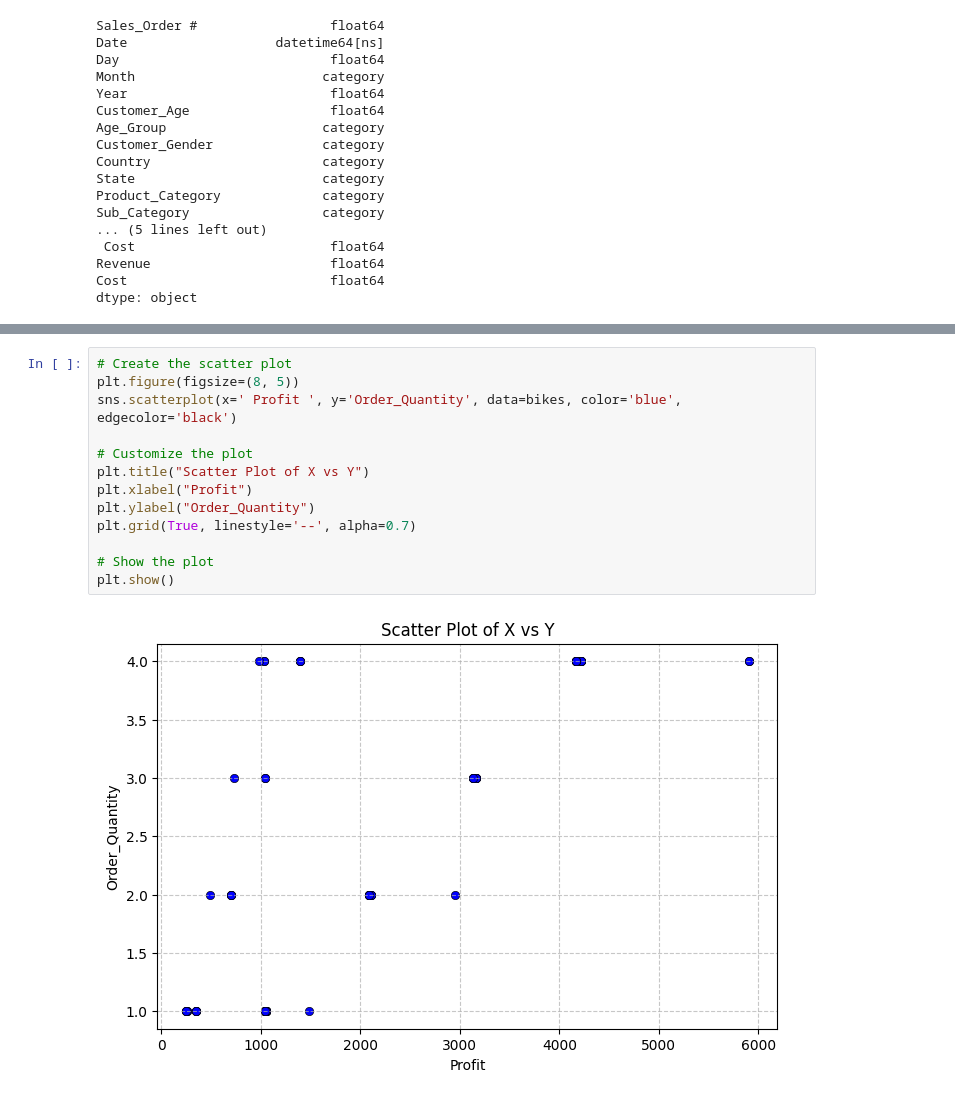
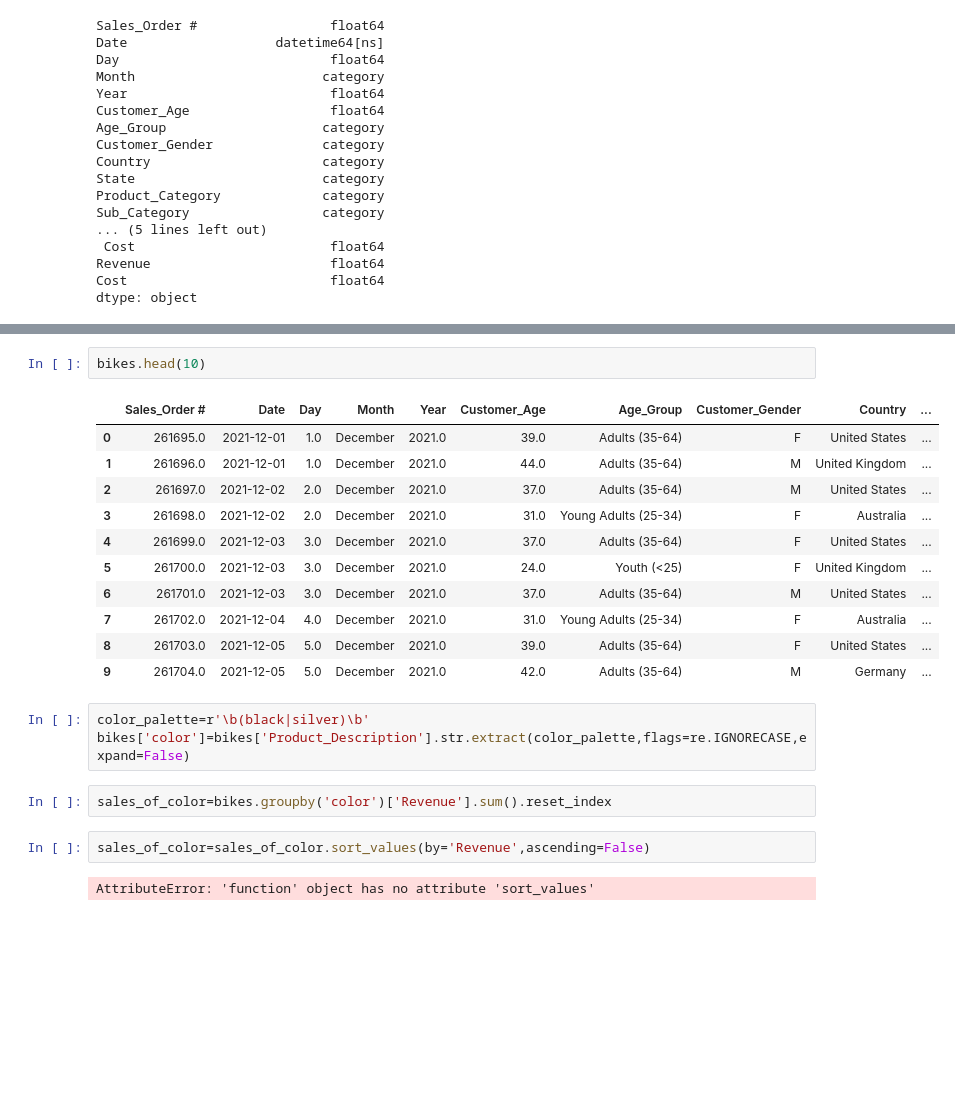
Before and after one commit to anitajn86/DATA-VIZ, a Jupyter notebook: Vizwork.ipynb, the cells around one changed output, grey strips where cells are left out. Cells and saved outputs as stored; diff of their text form; blank space fills up the shorter version.

Commit message:
Sales by color of bike

```diff
--- a/Vizwork.ipynb
+++ b/Vizwork.ipynb
@@ -266,15 +235,23 @@ Passing `palette` without assigning `hue` is deprecated and will be removed in v
-# %%
-# Create the scatter plot
-plt.figure(figsize=(8, 5))
-sns.scatterplot(x=' Profit ', y='Order_Quantity', data=bikes, color='blue', edgecolor='black')
-
-# Customize the plot
-plt.title("Scatter Plot of X vs Y")
-plt.xlabel("Profit")
-plt.ylabel("Order_Quantity")
-plt.grid(True, linestyle='--', alpha=0.7)
-
-# Show the plot
-plt.show()
-# %% [output]
-[figure, removed]
+# %%
+bikes.head(10)
+# %% [output]
+|  | Sales_Order # | Date | Day | Month | Year | Customer_Age | Age_Group | Customer_Gender | Country | ... |
+| 0 | 261695.0 | 2021-12-01 | 1.0 | December | 2021.0 | 39.0 | Adults (35-64) | F | United States | ... |
+| 1 | 261696.0 | 2021-12-01 | 1.0 | December | 2021.0 | 44.0 | Adults (35-64) | M | United Kingdom | ... |
+| 2 | 261697.0 | 2021-12-02 | 2.0 | December | 2021.0 | 37.0 | Adults (35-64) | M | United States | ... |
+| 3 | 261698.0 | 2021-12-02 | 2.0 | December | 2021.0 | 31.0 | Young Adults (25-34) | F | Australia | ... |
+| 4 | 261699.0 | 2021-12-03 | 3.0 | December | 2021.0 | 37.0 | Adults (35-64) | F | United States | ... |
+| 5 | 261700.0 | 2021-12-03 | 3.0 | December | 2021.0 | 24.0 | Youth (<25) | F | United Kingdom | ... |
+| 6 | 261701.0 | 2021-12-03 | 3.0 | December | 2021.0 | 37.0 | Adults (35-64) | M | United States | ... |
+| 7 | 261702.0 | 2021-12-04 | 4.0 | December | 2021.0 | 31.0 | Young Adults (25-34) | F | Australia | ... |
+| 8 | 261703.0 | 2021-12-05 | 5.0 | December | 2021.0 | 39.0 | Adults (35-64) | F | United States | ... |
+| 9 | 261704.0 | 2021-12-05 | 5.0 | December | 2021.0 | 42.0 | Adults (35-64) | M | Germany | ... |
+# %%
+color_palette=r'\b(black|silver)\b'
+bikes['color']=bikes['Product_Description'].str.extract(color_palette,flags=re.IGNORECASE,expand=False)
+# %%
+sales_of_color=bikes.groupby('color')['Revenue'].sum().reset_index
+# %%
+sales_of_color=sales_of_color.sort_values(by='Revenue',ascending=False)
+# %% [output]
+AttributeError: 'function' object has no attribute 'sort_values'
```
Also changed, not shown: parts of 8 cells of this notebook.
